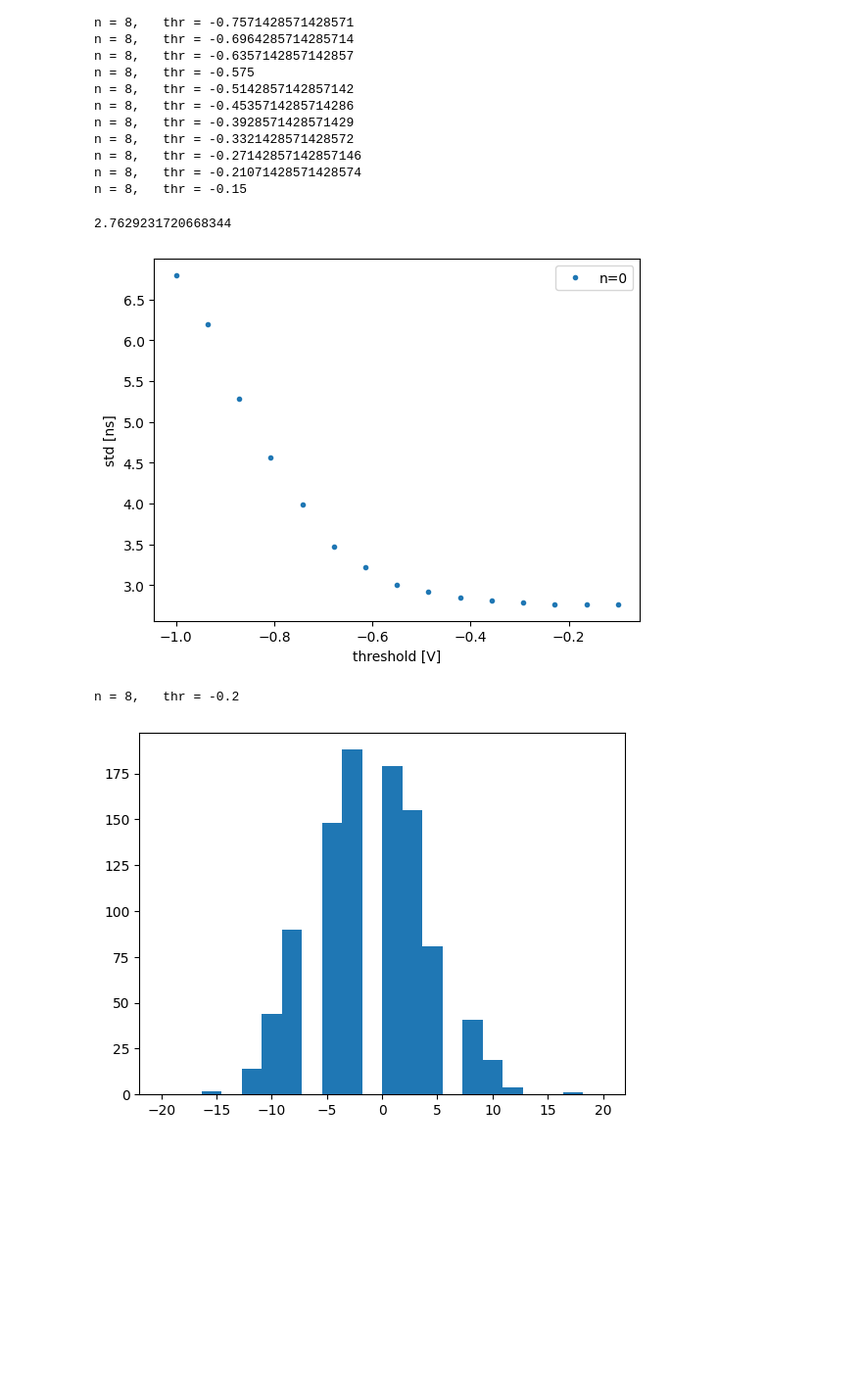
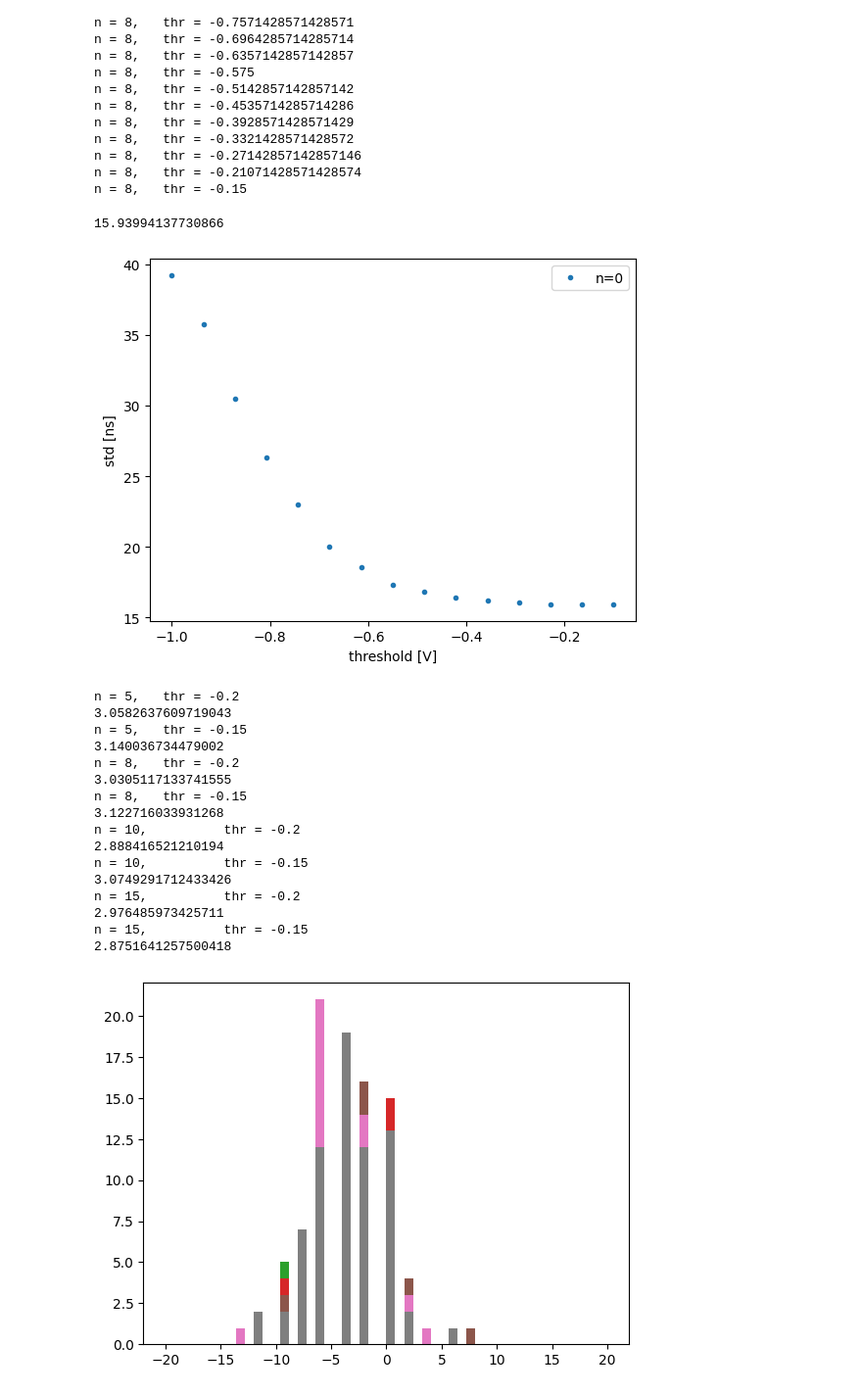
Before and after one commit to 0-DvD-0/Sfera, a Jupyter notebook: Jupyter/timing_waveforms_v3.ipynb, the cells around one changed output. Shown at 98% size. Cells and saved outputs as stored; diff of their text form; code cells hidden in the pictures; blank space fills up the shorter version.

Commit message:
impelementazione algoritmo con interpolazione. Vediamo che succede

```diff
--- a/Jupyter/timing_waveforms_v3.ipynb
+++ b/Jupyter/timing_waveforms_v3.ipynb
@@ -99,6 +97,7 @@ print(limR)
 
 canale=[4,5,6,7,8,9,10,11,12,13,14,15]
 coppia=np.array([ [4,5], [6,7], [8,9], [10,11], [12,13], [14,15] ])
+coppia=np.array([[4,5], [14,15]])
 firstch = coppia[:,0]
 secondch = coppia[:,1]
 
@@ -196,7 +206,7 @@ for n in [8]:
             ledges1[evt] = np.where(np.diff(np.sign(new_wf_1[evt] - threshold)))[0][0]
             ledges2[evt] = np.where(np.diff(np.sign(new_wf_2[evt] - threshold)))[0][0]
 
-        stds[i][j] = np.std((ledges2 - ledges1) * 0.312)
+        stds[i][j] = np.std((ledges2 - ledges1)*1.8)
         j += 1
     j = 0
     i += 1
@@ -224,14 +234,17 @@ plt.xlabel("threshold [V]")
 plt.ylabel("std [ns]")
 print(np.min(stds))
 # %% [output]
-2.7629231720668344
+15.93994137730866
-[figure, old version]
+[figure, new version]
 # %%
-stds = np.zeros([1, 15])
+stds = np.zeros([5, 3])
 i = 0
 j = 0
-for n in [8]:
-    for thr in [-0.20]:
+sampling=1.87
+shift=5
+
+for n in [5,8,10,15]:
+    for thr in [-0.20, -0.15]:
         print(f'{n = }, \t {thr = }\t')
 
         wf_1_len = len(paired_wf_1)
@@ -240,39 +253,64 @@ for n in [8]:
         new_wf_1 = np.array(paired_wf_1).reshape([np.array(paired_wf_1).shape[0], 1, np.array(paired_wf_1).shape[1]])
         new_wf_2 = np.array(paired_wf_2).reshape([np.array(paired_wf_2).shape[0], 1, np.array(paired_wf_2).shape[1]])
 
         for evt in range(new_wf_1.shape[0]):
             for ch in range(new_wf_1.shape[1]):
                 bsl_1 = new_wf_1[evt, ch, 0:32].mean()
                 bsl_2 = new_wf_2[evt, ch, 0:32].mean()
                 new_wf_1[evt, ch, :] = np.convolve(new_wf_1[evt, ch], [1/n] * n, mode = "same") - bsl_1
                 new_wf_2[evt, ch, :] = np.convolve(new_wf_2[evt, ch], [1/n] * n, mode = "same") - bsl_2
 
 
         new_wf_1 = -norm(-new_wf_1.reshape(-1, 1024), norm = "max", axis = 1, copy = True, return_norm = False)
         new_wf_2 = -norm(-new_wf_2.reshape(-1, 1024), norm = "max", axis = 1, copy = True, return_norm = False)
 
         threshold = thr
 
 
         ledges1 = np.zeros(new_wf_1.shape[0])
         ledges2 = np.zeros(new_wf_2.shape[0])
 
         for evt in range(new_wf_1.shape[0]):
-            ledges1[evt] = np.where(np.diff(np.sign(new_wf_1[evt] - threshold)))[0][0]
-            ledges2[evt] = np.where(np.diff(np.sign(new_wf_2[evt] - threshold)))[0][0]
+            ledge= np.where(np.diff(np.sign(new_wf_1[evt] - threshold)))[0][0]
+            ledges1[evt]=np.interp(threshold,  [new_wf_1[evt][ledge-shift], new_wf_1[evt][ledge+shift]], [ledge-shift, ledge+shift])
+
+            ledge = np.where(np.diff(np.sign(new_wf_2[evt] - threshold)))[0][0]
+            ledges2[evt]=np.interp(threshold,  [new_wf_2[evt][ledge-shift], new_wf_2[evt][ledge+shift]], [ledge-shift, ledge+shift])
+
+
 
         timeres=ledges1-ledges2
-        plt.hist(timeres*2.5, bins=22, range=(-20,20))
+        plt.hist(timeres*sampling, bins=50, range=(-20,20))
 
-        stds[i][j] = np.std((ledges2 - ledges1))
+        mask=np.where(np.abs(timeres*sampling) < 10)[0]
+
+        print(np.std(sampling*timeres[mask]))
+
+        stds[i][j] = np.std(sampling*timeres[mask])
         j += 1
     j = 0
     i += 1
 
-    #bad_res=np.where()
+
+#4.1669487180823195
 # %% [output]
+n = 5,   thr = -0.2
+3.0582637609719043
+n = 5,   thr = -0.15
+3.140036734479002
 n = 8,   thr = -0.2
+3.0305117133741555
+n = 8,   thr = -0.15
+3.122716033931268
+n = 10,          thr = -0.2
+2.888416521210194
+n = 10,          thr = -0.15
+3.0749291712433426
+n = 15,          thr = -0.2
+2.976485973425711
+n = 15,          thr = -0.15
+2.8751641257500418
-[figure, old version]
+[figure, new version]
 # %%
 paired_letime_1=np.array(paired_letime_1)
 paired_letime_2=np.array(paired_letime_2)
```
Also changed, not shown: parts of 5 cells of this notebook, 1 other file.
